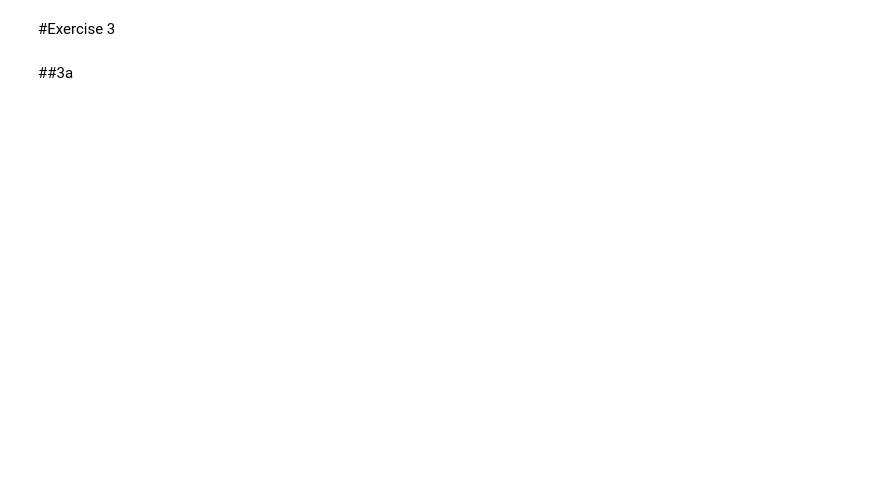
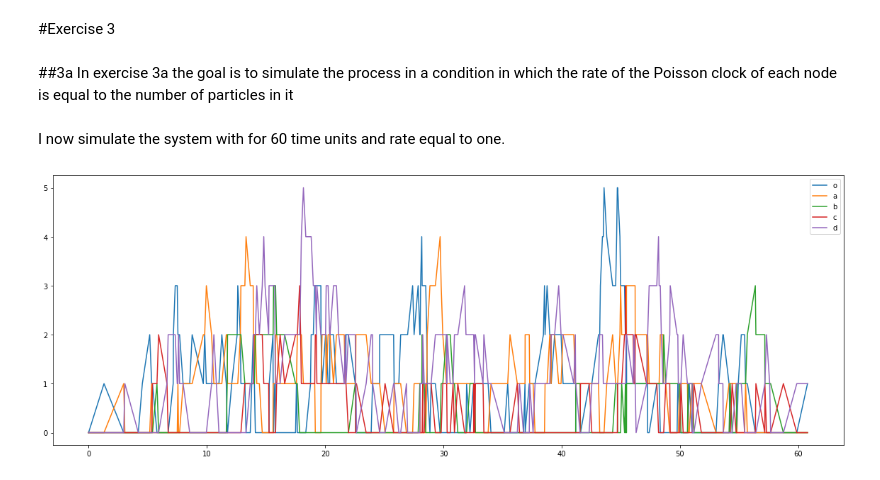
Before and after one commit to ele9996/NetworkDynamicsAndLearningLabs, a Jupyter notebook: HMW2.ipynb, the cells around one changed output. Cells and saved outputs as stored; diff of their text form; code cells hidden in the pictures; blank space fills up the shorter version.

```diff
--- a/HMW2.ipynb
+++ b/HMW2.ipynb
@@ -288,5 +286,24 @@ def MySim(rate,time_units,ex):
     distr_nodes_time = np.concatenate((distr_nodes_time, [occurrencies]), axis = 0)
 
   return transition_times,distr_nodes_time
-# %% [markdown]
-##3a
+# %% [markdown]
+##3a
+In exercise 3a the goal is to simulate the process in a condition in which the rate of the Poisson clock of each node is equal to the number of particles in it
+# %% [markdown]
+I now simulate the system with for 60 time units and rate equal to one.
+# %%
+rate_enter=1
+time_units=60
+node_number=5
+transition_times, distr_nodes_time  = MySim(rate_enter,time_units, 'a')
+
+fig, ax = plt.subplots(figsize=(20,7))
+labels={0:'o',1:'a',2:'b',3:'c',4:'d'}
+
+for node in range(node_number):
+  ax.plot(transition_times, distr_nodes_time[:, node], label=labels[node])
+
+ax.legend()
+plt.show()
+# %% [output]
+[figure, added]
```
Also changed, not shown: parts of 27 cells of this notebook.
